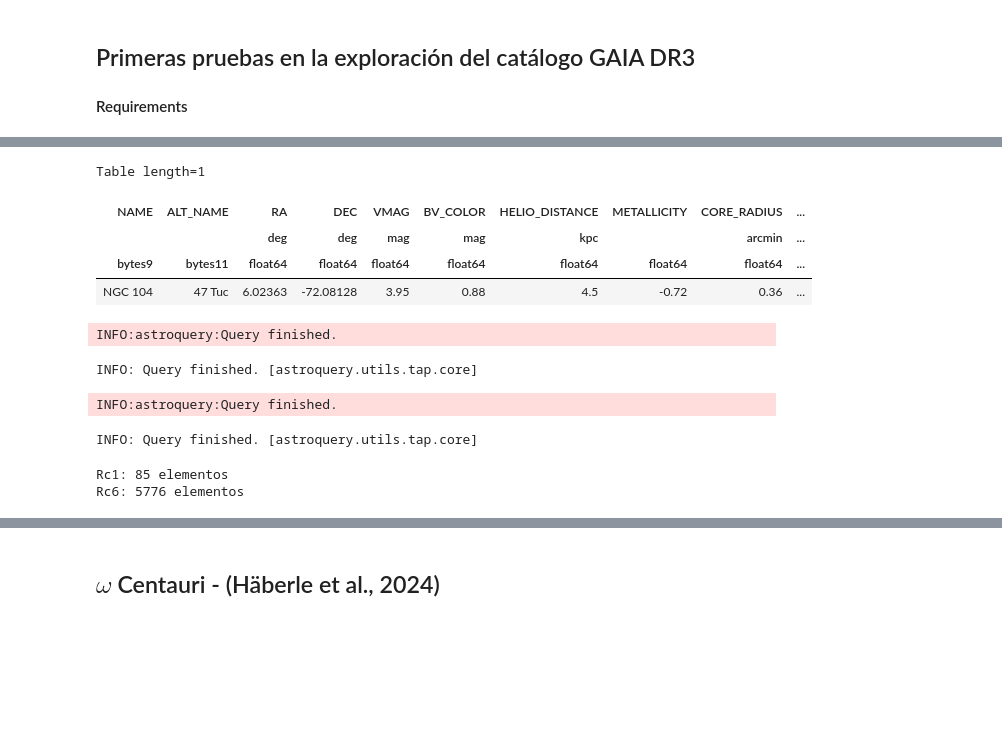
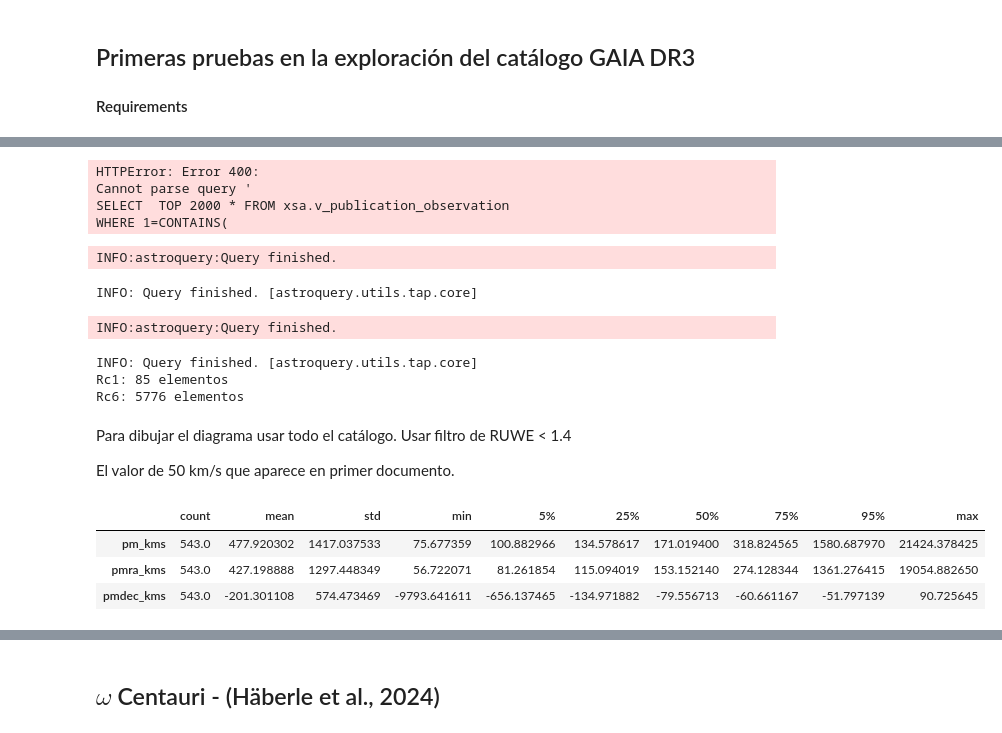
Before and after one commit to santhiperbolico/tfm-ucm-code, a Jupyter notebook: notebooks/Primeras pruebas GAIA DR3.ipynb, the cells around one changed output, grey strips where cells are left out. Saved outputs shown, nothing was run; the diff lists cells and outputs as text; code cells hidden in the pictures; blank space fills up the shorter version.

```diff
--- a/notebooks/Primeras pruebas GAIA DR3.ipynb
+++ b/notebooks/Primeras pruebas GAIA DR3.ipynb
@@ -80,23 +64,52 @@ array(['aavsovsx', 'acrs', 'asiagosn', 'atnfpulsar', 'batsepulsr',
 # %%
-from astroquery.heasarc import Heasarc
-COLUMNS = ['NAME','ALT_NAME','RA','DEC','VMAG','BV_COLOR','HELIO_DISTANCE','METALLICITY','CORE_RADIUS', 'HALF_LIGHT_RADIUS']
+from astroquery.esa.xmm_newton import XMMNewton
 
-heasarc = Heasarc()
-mission = 'globclust'
-table = heasarc.query_object("ngc104", mission=mission, resultmax=10,  fields=",".join(COLUMNS))
-table
+# Coordenadas aproximadas de NGC 104 (47 Tucanae)
+ra = 6.0223  # Ascensión recta (RA) en grados
+dec = -72.0814  # Declinación (Dec) en grados
+radius = 0.1  # Radio de búsqueda en grados
+
+# # Ejecutar la consulta TAP
+query_results = XMMNewton.query_xsa_tap(f"""
+SELECT * FROM xsa.v_publication_observation
+WHERE 1=CONTAINS(
+    POINT('ICRS', ra, dec),
+    CIRCLE('ICRS', {ra}, {dec}, {radius})
+)
+""")
+
+# # Mostrar los resultados
+print(query_results)
 # %% [output]
-Table length=1
+HTTPError: Error 400:
+Cannot parse query '
+SELECT  TOP 2000 * FROM xsa.v_publication_observation
+WHERE 1=CONTAINS(
-| NAME | ALT_NAME | RA | DEC | VMAG | BV_COLOR | HELIO_DISTANCE | METALLICITY | CORE_RADIUS | ... |
-|  |  | deg | deg | mag | mag | kpc |  | arcmin | ... |
-| bytes9 | bytes11 | float64 | float64 | float64 | float64 | float64 | float64 | float64 | ... |
-| NGC 104 | 47 Tuc | 6.02363 | -72.08128 | 3.95 | 0.88 | 4.5 | -0.72 | 0.36 | ... |
 # %%
 Gaia.ROW_LIMIT = -1
 results = get_cluster("ngc104", rc_scale=1.0)
 results6 = get_cluster("ngc104", rc_scale=6.0)
+
+df_rc1 = results.to_pandas()
+df_rc6 = results6.to_pandas()
+
+print(f"Rc1: {df_rc1.shape[0]} elementos")
+print(f"Rc6: {df_rc6.shape[0]} elementos")
+
+df_rc1["RUWE_np5"] = get_ruwe_from_gaia(df_rc1, 5)
+df_rc1["RUWE_np6"] = get_ruwe_from_gaia(df_rc1, 6)
+
+df_rc6["RUWE_np5"] = get_ruwe_from_gaia(df_rc6, 5)
+df_rc6["RUWE_np6"] = get_ruwe_from_gaia(df_rc6, 6)
 # %% [output]
 INFO:astroquery:Query finished.
 INFO: Query finished. [astroquery.utils.tap.core]
 INFO:astroquery:Query finished.
 INFO: Query finished. [astroquery.utils.tap.core]
+Rc1: 85 elementos
+Rc6: 5776 elementos
+# %% [markdown]
+Para dibujar el diagrama usar todo el catálogo.
+Usar filtro de RUWE < 1.4
+
+El valor de 50 km/s que aparece en primer documento.
@@ -103,15 +124,8 @@ INFO: Query finished. [astroquery.utils.tap.core]
 # %%
-df_rc1 = results.to_pandas()
-df_rc6 = results6.to_pandas()
-
-print(f"Rc1: {df_rc1.shape[0]} elementos")
-print(f"Rc6: {df_rc6.shape[0]} elementos")
-
-df_rc1["RUWE_np5"] = get_ruwe_from_gaia(df_rc1, 5)
-df_rc1["RUWE_np6"] = get_ruwe_from_gaia(df_rc1, 6)
-
-df_rc6["RUWE_np5"] = get_ruwe_from_gaia(df_rc6, 5)
-df_rc6["RUWE_np6"] = get_ruwe_from_gaia(df_rc6, 6)
+mask_rc6 = (df_rc6.pmra_kms.abs() > 50) & (df_rc6.pmdec_kms.abs() > 50) & (df_rc6.parallax > 0) & (df_rc6.parallax_error < 0.3)
+df_rc6.loc[mask_rc6, ["pm_kms", "pmra_kms", "pmdec_kms"]].describe(percentiles=[0.05,0.25,0.50,0.75,0.95]).T
 # %% [output]
-Rc1: 85 elementos
-Rc6: 5776 elementos
+|  | count | mean | std | min | 5% | 25% | 50% | 75% | 95% | max |
+| pm_kms | 543.0 | 477.920302 | 1417.037533 | 75.677359 | 100.882966 | 134.578617 | 171.019400 | 318.824565 | 1580.687970 | 21424.378425 |
+| pmra_kms | 543.0 | 427.198888 | 1297.448349 | 56.722071 | 81.261854 | 115.094019 | 153.152140 | 274.128344 | 1361.276415 | 19054.882650 |
+| pmdec_kms | 543.0 | -201.301108 | 574.473469 | -9793.641611 | -656.137465 | -134.971882 | -79.556713 | -60.661167 | -51.797139 | 90.725645 |
```
Also changed, not shown: parts of 11 cells of this notebook, 4 other files.
